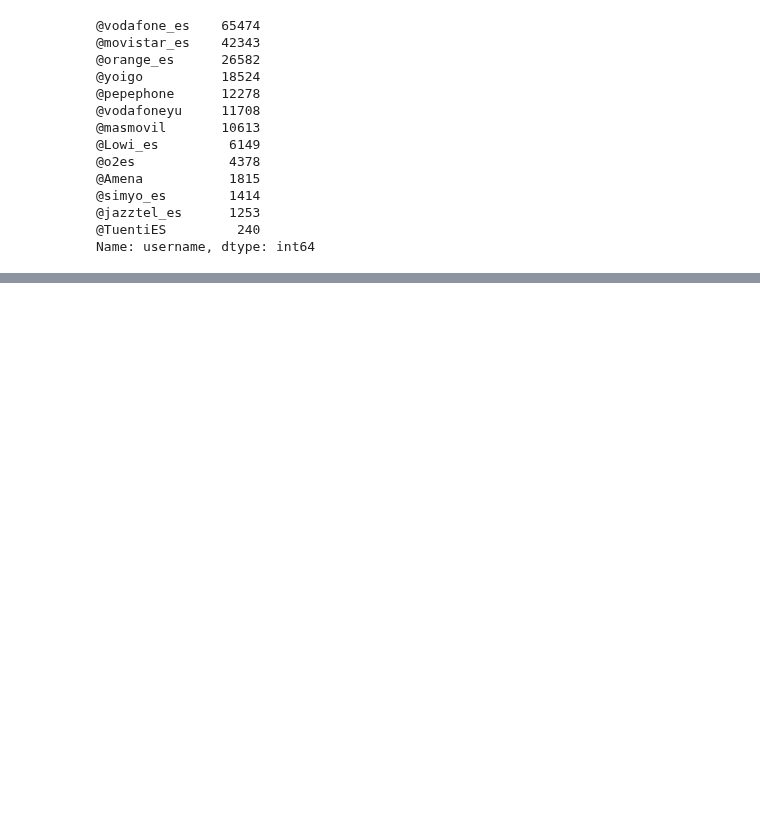
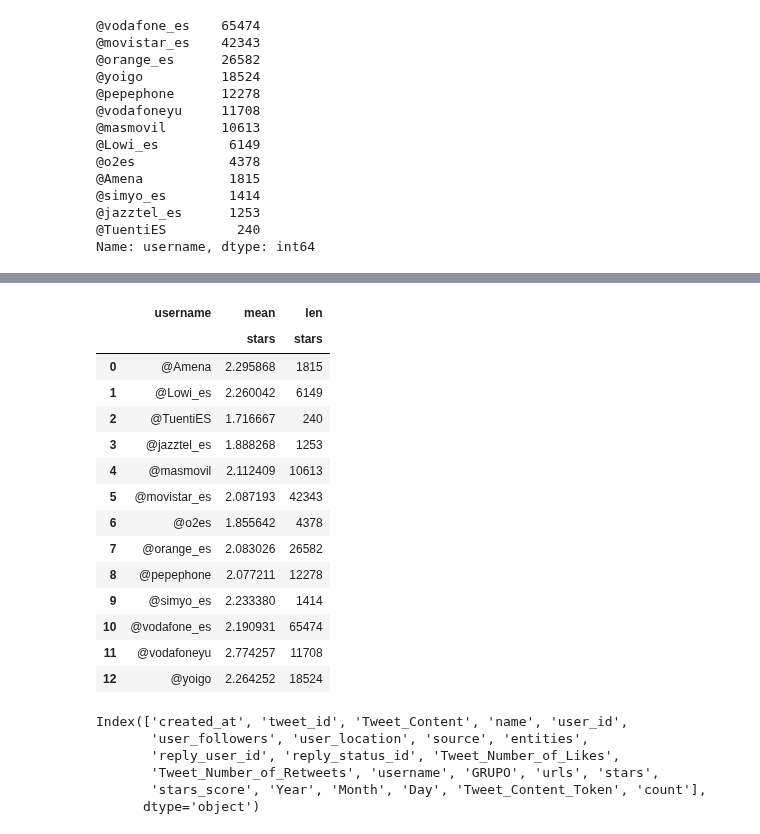
Before and after one commit to carpiero/Sentiment_Spanish_Operator, a Jupyter notebook: Notebooks/Notebook_006_remote.ipynb, the cells around one changed output, grey strips where cells are left out. Drawn from its saved outputs; the diff is of its cells as text; code cells hidden in the pictures; blank space fills up the shorter version.

```diff
--- a/Notebooks/Notebook_006_remote.ipynb
+++ b/Notebooks/Notebook_006_remote.ipynb
@@ -142,7 +144,7 @@ df['username'].value_counts()
 @TuentiES         240
 Name: username, dtype: int64
 # %%
-df = df.loc[df['username']!='@vodafoneyu']
+# df = df.loc[df['username']!='@vodafoneyu']
 # %%
 df
 # %% [output]
@@ -161,0 +164,33 @@ df
+# %%
+df_stars= df
+# df_stars = df_stars.loc[(df['username'].isin(USER_types)) &(df_stars['created_at'] >= start_date) & ( df_stars['created_at'] < end_date) ,]
+df_stars =  df_stars.pivot_table(index=['username'],values=['stars'] ,aggfunc=[np.mean,len]).reset_index()
+# df_stars['stars'] = round(df_stars['stars'],2 )
+
+df_stars
+# %% [output]
+|  | username | mean | len |
+|  |  | stars | stars |
+| 0 | @Amena | 2.295868 | 1815 |
+| 1 | @Lowi_es | 2.260042 | 6149 |
+| 2 | @TuentiES | 1.716667 | 240 |
+| 3 | @jazztel_es | 1.888268 | 1253 |
+| 4 | @masmovil | 2.112409 | 10613 |
+| 5 | @movistar_es | 2.087193 | 42343 |
+| 6 | @o2es | 1.855642 | 4378 |
+| 7 | @orange_es | 2.083026 | 26582 |
+| 8 | @pepephone | 2.077211 | 12278 |
+| 9 | @simyo_es | 2.233380 | 1414 |
+| 10 | @vodafone_es | 2.190931 | 65474 |
+| 11 | @vodafoneyu | 2.774257 | 11708 |
+| 12 | @yoigo | 2.264252 | 18524 |
+# %%
+df['count']=1
+df.columns
+# %% [output]
+Index(['created_at', 'tweet_id', 'Tweet_Content', 'name', 'user_id',
+       'user_followers', 'user_location', 'source', 'entities',
+       'reply_user_id', 'reply_status_id', 'Tweet_Number_of_Likes',
+       'Tweet_Number_of_Retweets', 'username', 'GRUPO', 'urls', 'stars',
+       'stars_score', 'Year', 'Month', 'Day', 'Tweet_Content_Token', 'count'],
+      dtype='object')
```
Also changed, not shown: parts of 3 cells of this notebook, 2 other files.
